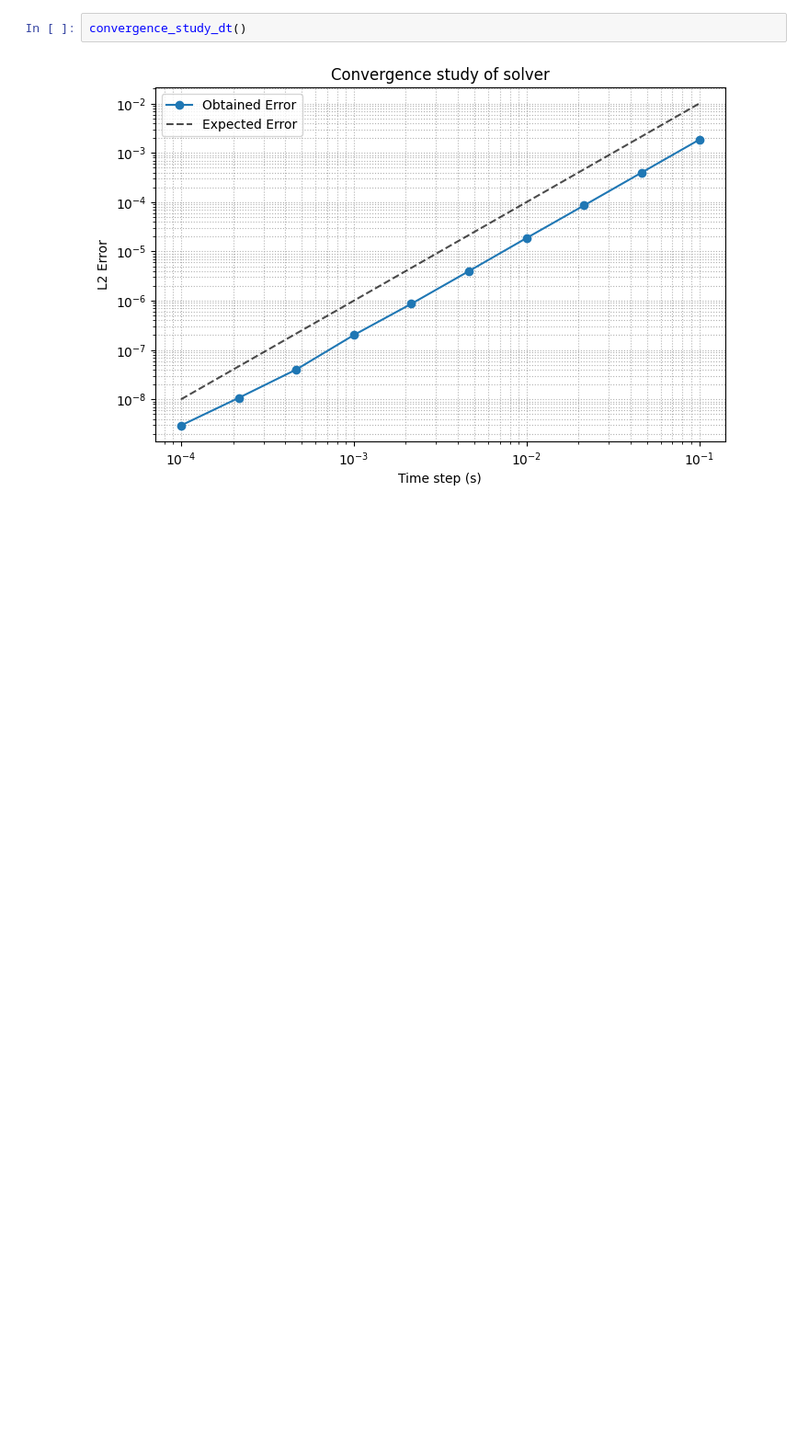
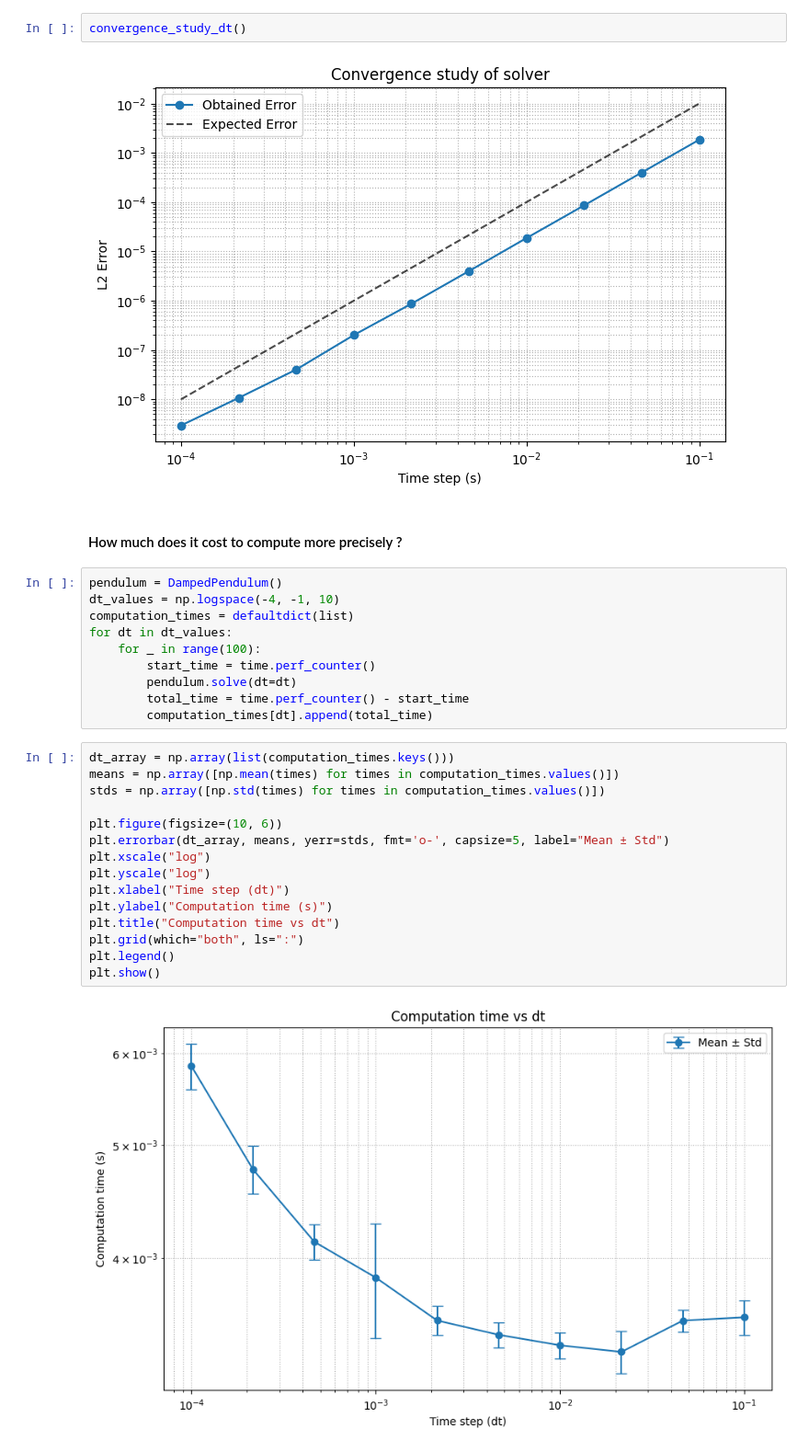
Before and after one commit to FabienChopin/Neural_Network_Bayesian_Calibration, a Jupyter notebook: notebooks/0.01-chopin-pendulum-exploration.ipynb, the cells around one changed output. Shown at 92% size. Cells and saved outputs as stored; diff of their text form; blank space fills up the shorter version.

```diff
--- a/notebooks/0.01-chopin-pendulum-exploration.ipynb
+++ b/notebooks/0.01-chopin-pendulum-exploration.ipynb
@@ -195,3 +196,32 @@ def convergence_study_dt(theta0=1.0, omega0=0.0, t_span=(0, 10), dt_values=None)
 convergence_study_dt()
 # %% [output]
 [figure]
+# %% [markdown]
+#### How much does it cost to compute more precisely ?
+# %%
+pendulum = DampedPendulum()
+dt_values = np.logspace(-4, -1, 10)
+computation_times = defaultdict(list)
+for dt in dt_values:
+    for _ in range(100):
+        start_time = time.perf_counter()
+        pendulum.solve(dt=dt)
+        total_time = time.perf_counter() - start_time
+        computation_times[dt].append(total_time)
+# %%
+dt_array = np.array(list(computation_times.keys()))
+means = np.array([np.mean(times) for times in computation_times.values()])
+stds = np.array([np.std(times) for times in computation_times.values()])
+
+plt.figure(figsize=(10, 6))
+plt.errorbar(dt_array, means, yerr=stds, fmt='o-', capsize=5, label="Mean ± Std")
+plt.xscale("log")
+plt.yscale("log")
+plt.xlabel("Time step (dt)")
+plt.ylabel("Computation time (s)")
+plt.title("Computation time vs dt")
+plt.grid(which="both", ls=":")
+plt.legend()
+plt.show()
+# %% [output]
+[figure, added]
```
Also changed, not shown: parts of 3 cells of this notebook.
